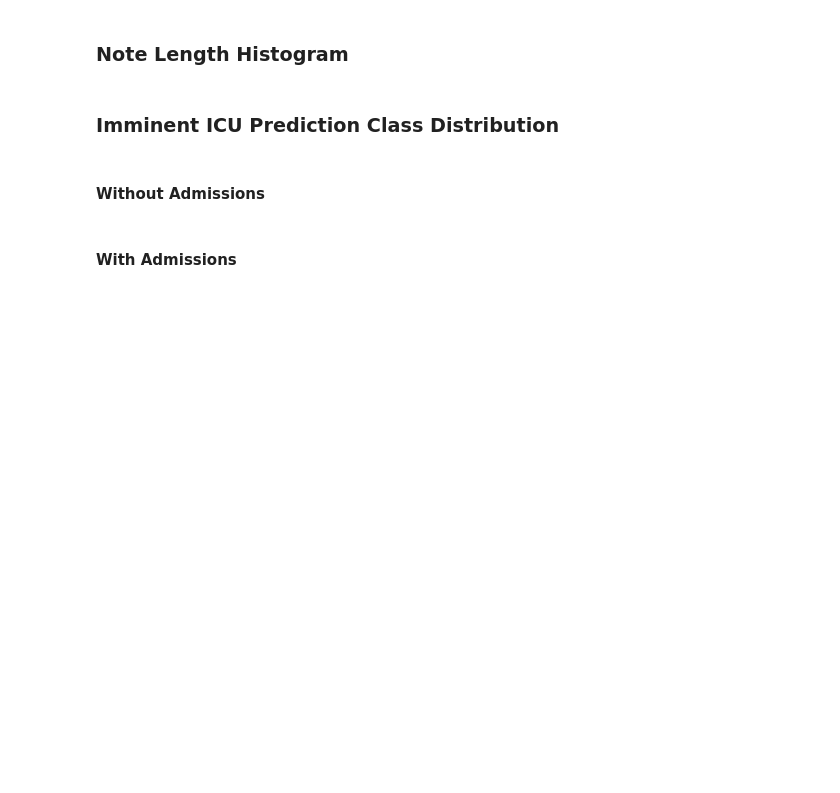
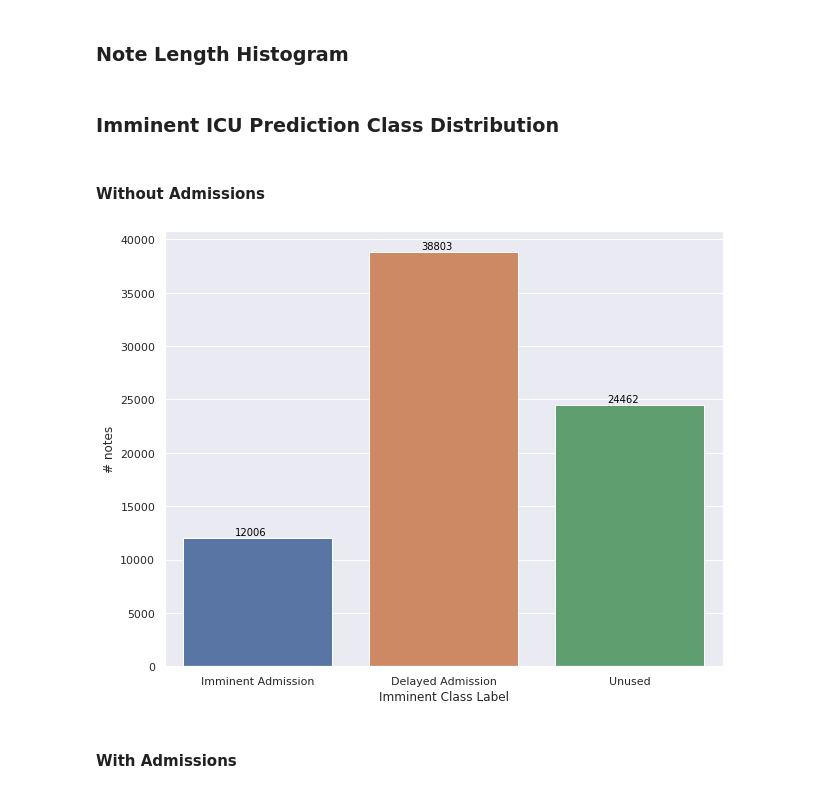
Before and after one commit to sudarshan85/imminent-adm-mimic, a Jupyter notebook: analysis/data_analysis.ipynb, the cells around one changed output. Saved outputs shown, nothing was run; the diff lists cells and outputs as text; code cells hidden in the pictures; blank space fills up the shorter version.

```diff
--- a/analysis/data_analysis.ipynb
+++ b/analysis/data_analysis.ipynb
@@ -261,17 +363,21 @@ desc = ['not used', 'negative class', 'positive class']
+# %%
+desc = ['Unused', 'Delayed Admission', 'Imminent Admission']
 # %% [markdown]
 #### Without Admissions
 # %%
-plot_df = pd.DataFrame(df.groupby(['imminent_label']).size(), columns=['n_notes']).reset_index()
-plot_df['imminent_label'] = desc
+plot_df = pd.DataFrame(df.groupby(['imminent_adm_label']).size(), columns=['n_notes']).reset_index()
+plot_df['imminent_adm_label'] = desc
 plot_df = plot_df.reindex([2, 1, 0])
 plot_df.reset_index(inplace=True, drop=True)
 # %%
 fig, ax = plt.subplots(figsize=(10, 8))
-sns.barplot(x='imminent_label', y='n_notes', data=plot_df, ax=ax)
+sns.barplot(x='imminent_adm_label', y='n_notes', data=plot_df, ax=ax)
 ax.set_xlabel('Imminent Class Label')
 ax.set_ylabel('# notes')
 for index, row in plot_df.iterrows():
   ax.text(index+0.05, row['n_notes']+50, str(row['n_notes']), color='black', ha='right', va='bottom')
+# %% [output]
+[figure, added]
 # %%
 # fig.savefig(args.figdir/'imminent_label_bp.tif', dpi=300)
 # %% [markdown]
```
Also changed, not shown: parts of 34 cells of this notebook, 4 other files.
